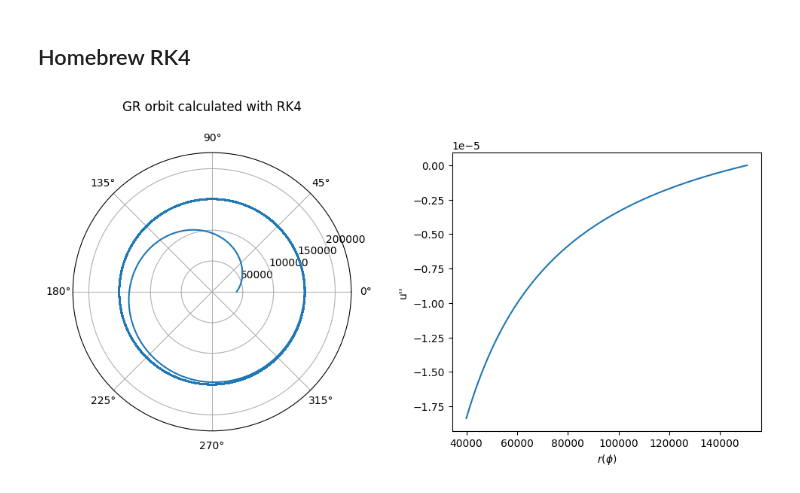
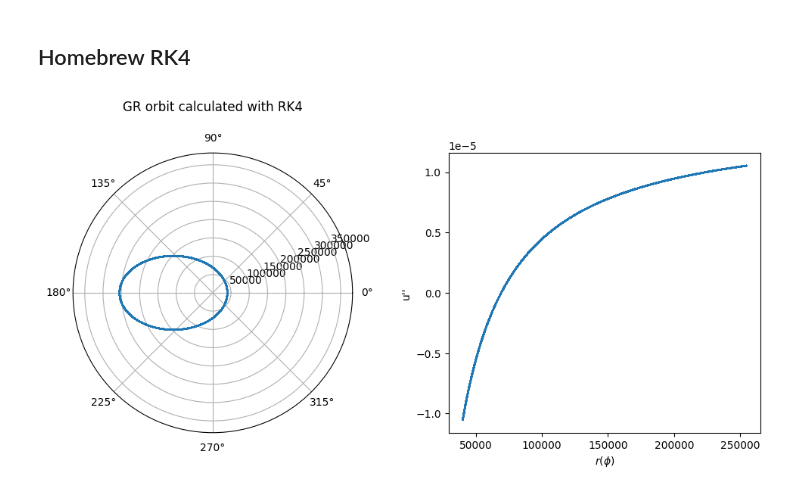
Before and after one commit to villano-lab/general_relativity, a Jupyter notebook: Planar-Orbit.ipynb, the cells around one changed output. Saved outputs shown, nothing was run; the diff lists cells and outputs as text; code cells hidden in the pictures.

Commit message:
fixed planar orbit notebook and added the spherical geodesicmapper

```diff
--- a/Planar-Orbit.ipynb
+++ b/Planar-Orbit.ipynb
@@ -68,17 +68,17 @@ plt.show()
 # %% [markdown]
 ## SciPy RK45 solver
 # %%
-### x = [u, du]
+### x = [du, u]
 def f1(t, x):
-    c = [1/40000., M, 400., 3.1*1e12, G]
-    return np.array([-c[0]/2*x[1]**2-x[0]*(1-c[0]*x[0])+(c[2]/c[3])**2*c[1]*c[4],x[1]])
+    c = [1/40000., M, 400., 2.1*1e12, G]
+    return np.array([-c[0]/2*x[0]**2-x[1]*(1-c[0]*x[1])+(c[2]/c[3])**2*c[1]*c[4],x[0]])
 
-N = 1000000
-ph_max = 5000*2*np.pi
+N = 10000000
+ph_max = 50000*2*np.pi
 ph = np.linspace(0,ph_max,N)
 h = ph[1]-ph[0]
 
-RK45_Orbit = scipy.integrate.RK45(f1, 0, [1/40000, 0], ph_max, max_step=h, first_step=h, vectorized=True)
+RK45_Orbit = scipy.integrate.RK45(f1, 0, [c[2]/c[2]*c[0]**2, c[0]], ph_max, max_step=h, first_step=h, vectorized=True)
 # %%
 RK45_Orbit.status
 h
@@ -90,7 +90,7 @@ r = []
 while RK45_Orbit.t < ph_max:
     RK45_Orbit.step()
     ph.append(RK45_Orbit.t)
-    r.append(1/RK45_Orbit.y[0])
+    r.append(1/RK45_Orbit.y[1])
 RK45_Orbit.status
 RK45_Orbit.step_size
 len(r)
@@ -113,20 +113,20 @@ plt.show()
 # %% [markdown]
 ## Homebrew RK4
 # %%
-### x = [u, du]
-def f(x, c): return np.array([-c[0]/2*x[1]**2-x[0]*(1-c[0]*x[0])+(c[2]/c[3])**2*c[1]*c[4],x[1]])
+### x = [du, u]
+def f(x, c): return np.array([-c[0]/2*x[0]**2-x[1]*(1-c[0]*x[1])+(c[2]/c[3])**2*c[1]*c[4],x[0]])
 # %%
 G = 6.67431e-11 ### Gravitational Constant
 M = 5.97221e24  ### Earth's Mass
-c = [1/40000., M, 400., 3.1*1e12, G] ### c =  [r0, M, m, l, G]
+c = [1/40000., M, 400., 2.1*1e12, G] ### c =  [u0, M, m, l, G]
 
 N = 1000000
 x = np.zeros((2,N))
 y = np.zeros(N)
-ph = np.linspace(0,5000*2*np.pi,N)
+ph = np.linspace(0,500*np.pi,N)
 
-x[0,0] = c[0]
-x[1,0] = 0
+x[0,0] = c[2]/c[2]*c[0]**2
+x[1,0] = c[0]
 y[0] = f(x[:,0],c)[0]
 
 k = np.zeros((2,4))
@@ -137,11 +137,11 @@ for i in range(1, ph.size):
 
     k[:,0] = f(x[:,i-1],c)
 
-    k[:,1] = f(x[:,i-1] + h*k[:,0],c)
+    k[:,1] = f(x[:,i-1] + h/2*k[:,0],c)
 
     k[:,2] = f(x[:,i-1] + h/2*k[:,1],c)
 
-    k[:,3] = f(x[:,i-1] + h*k[:,3],c)
+    k[:,3] = f(x[:,i-1] + h*k[:,2],c)
 
     x[:,i] = x[:,i-1] + h/6*(k[:,0]+2*k[:,1]+2*k[:,2]+k[:,3])
 
@@ -149,13 +149,13 @@ for i in range(1, ph.size):
 # %%
 fig = plt.figure(figsize=(10,5))
 ax1 = fig.add_subplot(1,2,1, projection='polar')
-ax1.plot(ph, 1/x[0])
-ax1.set_rmax(max(1.5/x[0]))
+ax1.plot(ph, 1/x[1])
+ax1.set_rmax(max(1.5/x[1]))
 ax1.set_title("GR orbit calculated with RK4", pad=40)
 ax2 = fig.add_subplot(1,2,2, xlabel=r'$r(\phi)$', ylabel='u\'\'')
-ax2.plot(1/x[0], y)
+ax2.plot(1/x[1], y)
 
 plt.tight_layout()
 plt.show()
 # %% [output]
-[figure, old version]
+[figure, new version]
```
Also changed, not shown: parts of 7 cells of this notebook, 1 other file.
